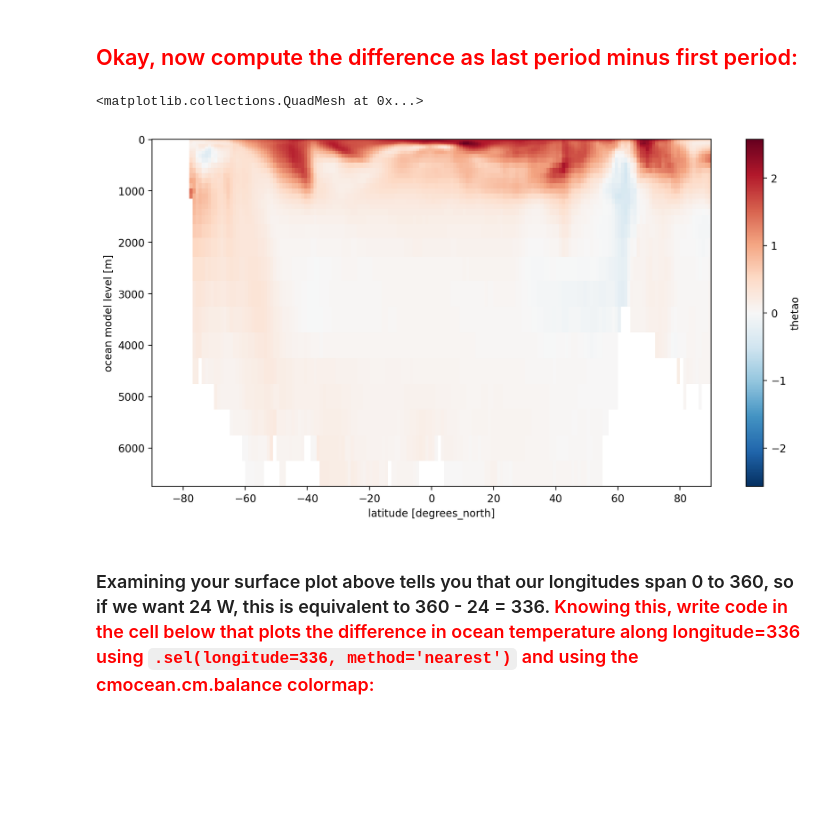
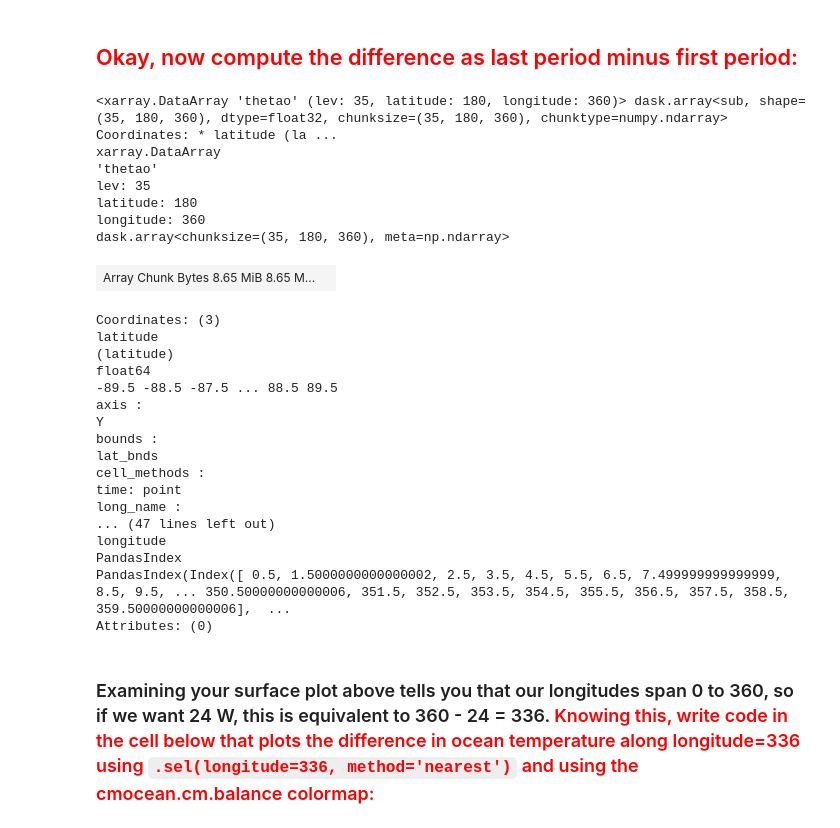
Before and after one commit to EES-3506-5506/unit7_woolslayer, a Jupyter notebook: notebooks/CMIP6_GoogleCloud.ipynb, the cells around one changed output. Saved outputs shown, nothing was run; the diff lists cells and outputs as text; code cells hidden in the pictures; blank space fills up the shorter version.

```diff
--- a/notebooks/CMIP6_GoogleCloud.ipynb
+++ b/notebooks/CMIP6_GoogleCloud.ipynb
@@ -162,10 +157,33 @@ esm4_temp_81_100.plot(yincrease=False)
 ## <span style="color:red"> Okay, now compute the difference as last period minus first period:
 # %%
 difference_esm4 = esm4_temp_81_100 - esm4_temp_15_25
-difference_esm4.plot(yincrease=False)
+difference_esm4
 # %% [output]
-<matplotlib.collections.QuadMesh at 0x...>
+<xarray.DataArray 'thetao' (lev: 35, latitude: 180, longitude: 360)> dask.array<sub, shape=(35, 180, 360), dtype=float32, chunksize=(35, 180, 360), chunktype=numpy.ndarray> Coordinates: * latitude (la ...
+xarray.DataArray
+'thetao'
+lev: 35
+latitude: 180
+longitude: 360
+dask.array<chunksize=(35, 180, 360), meta=np.ndarray>
-[figure, removed]
+| Array Chunk Bytes 8.65 MiB 8.65 M... |  |
+Coordinates: (3)
+latitude
+(latitude)
+float64
+-89.5 -88.5 -87.5 ... 88.5 89.5
+axis :
+Y
+bounds :
+lat_bnds
+cell_methods :
+time: point
+long_name :
+... (47 lines left out)
+longitude
+PandasIndex
+PandasIndex(Index([ 0.5, 1.5000000000000002, 2.5, 3.5, 4.5, 5.5, 6.5, 7.499999999999999, 8.5, 9.5, ... 350.50000000000006, 351.5, 352.5, 353.5, 354.5, 355.5, 356.5, 357.5, 358.5, 359.50000000000006],  ...
+Attributes: (0)
 # %% [markdown]
 ### Examining your surface plot above tells you that our longitudes span 0 to 360, so if we want 24 W, this is equivalent to 360 - 24 = 336. <span style="color:red"> Knowing this, write code in the cell below that plots the difference in ocean temperature along longitude=336 using `.sel(longitude=336, method='nearest')` and using the cmocean.cm.balance colormap:
 # %%
```
Also changed, not shown: parts of 8 cells of this notebook.
